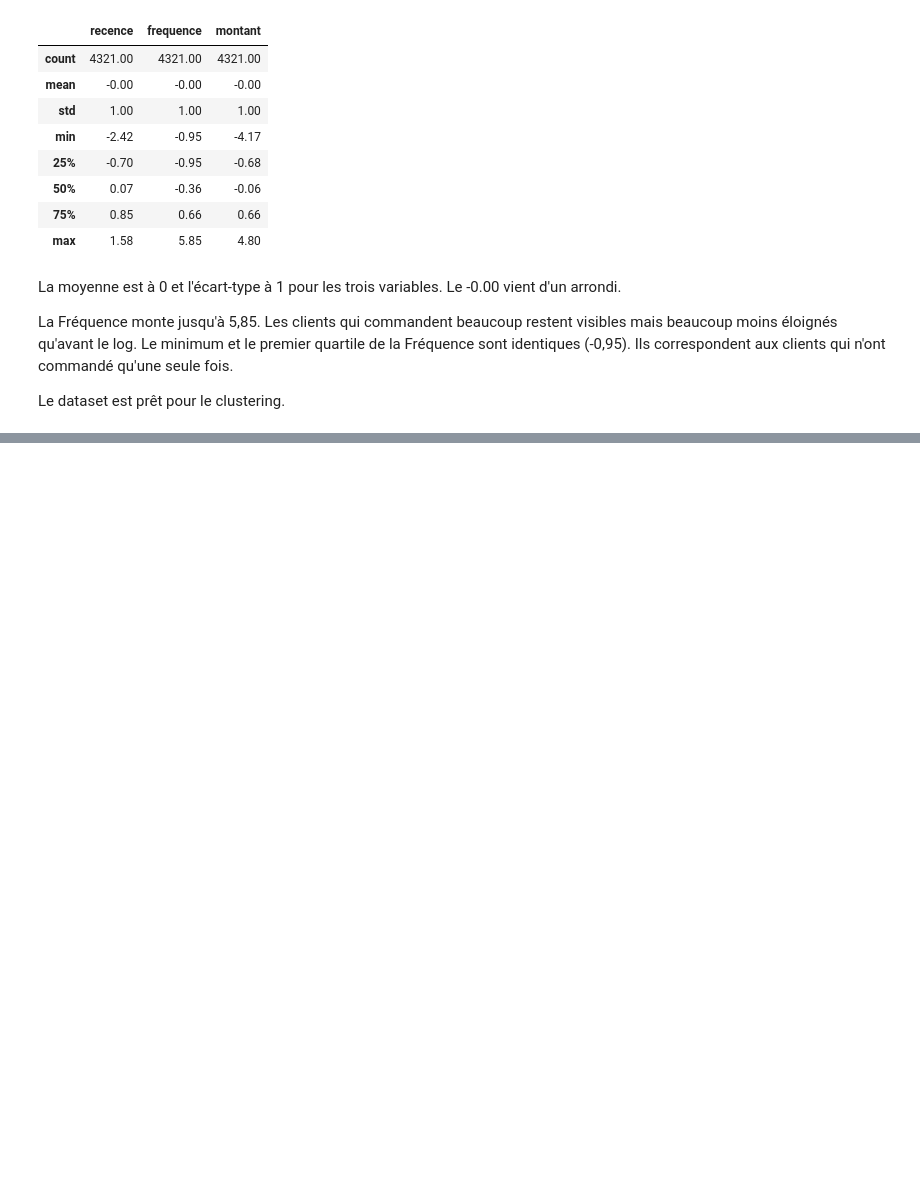
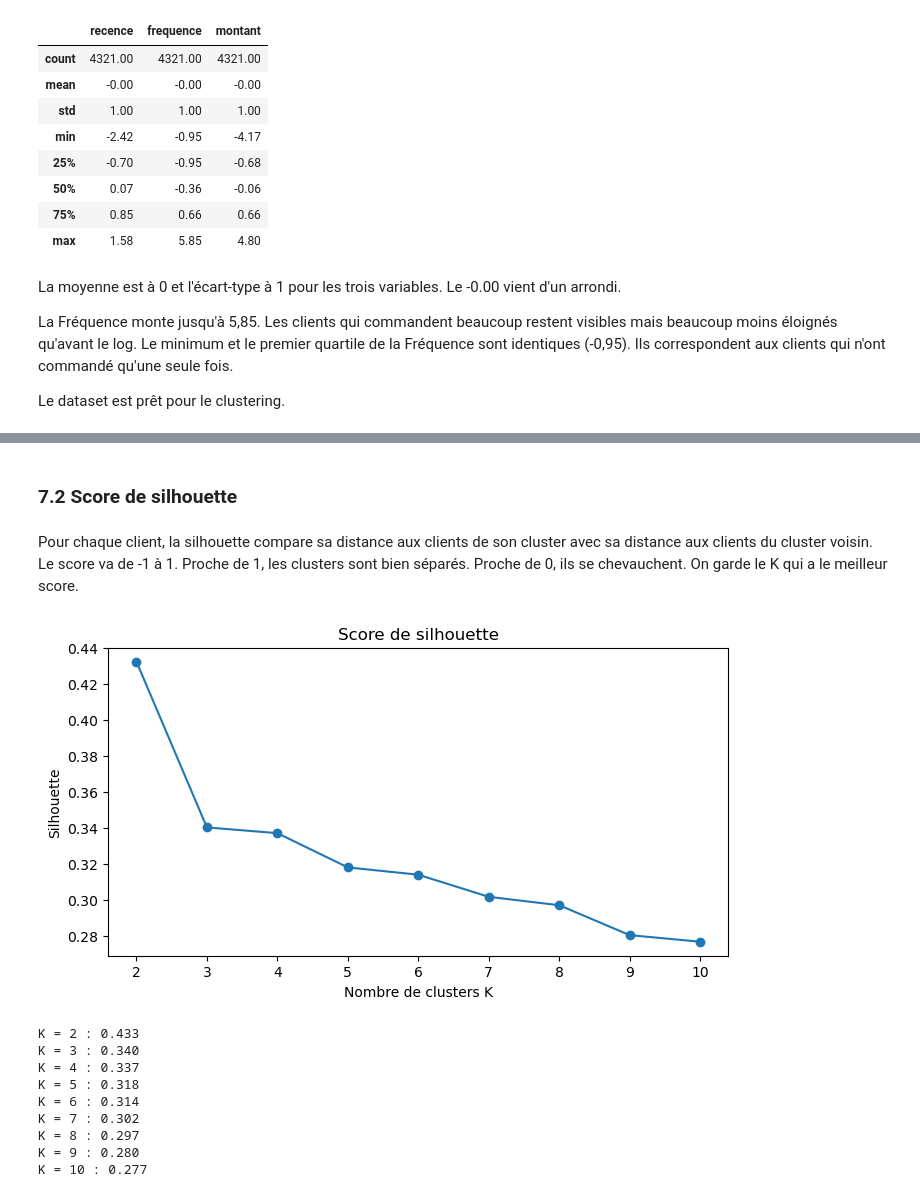
Before and after one commit to Zohair69/globalshop-rfm, a Jupyter notebook: notebooks/online_retail_clustering_rfm.ipynb, the cells around one changed output, grey strips where cells are left out. Drawn from its saved outputs; the diff is of its cells as text; code cells hidden in the pictures; blank space fills up the shorter version.

```diff
--- a/notebooks/online_retail_clustering_rfm.ipynb
+++ b/notebooks/online_retail_clustering_rfm.ipynb
@@ -1024,0 +1057,36 @@ Le dataset est prêt pour le clustering.
+# %% [markdown]
+### 7.2 Score de silhouette
+# %% [markdown]
+Pour chaque client, la silhouette compare sa distance aux clients de son cluster avec sa distance aux clients du cluster voisin. Le score va de -1 à 1. Proche de 1, les clusters sont bien séparés. Proche de 0, ils se chevauchent. On garde le K qui a le meilleur score.
+# %%
+# On teste K de 2 à 10 et on calcule le score de silhouette pour chaque K (il n'existe pas pour K = 1)
+from sklearn.metrics import silhouette_score
+
+valeurs_k_sil = range(2, 11)
+silhouettes = []
+
+for k in valeurs_k_sil:
+    kmeans = KMeans(n_clusters=k, random_state=42, n_init=10)
+    labels = kmeans.fit_predict(rfm_scaled)
+    silhouettes.append(silhouette_score(rfm_scaled, labels))
+
+plt.figure(figsize=(8, 4))
+plt.plot(list(valeurs_k_sil), silhouettes, marker="o")
+plt.title("Score de silhouette")
+plt.xlabel("Nombre de clusters K")
+plt.ylabel("Silhouette")
+plt.show()
+
+for k, s in zip(valeurs_k_sil, silhouettes):
+    print(f"K = {k} : {s:.3f}")
+# %% [output]
+[figure, added]
+K = 2 : 0.433
+K = 3 : 0.340
+K = 4 : 0.337
+K = 5 : 0.318
+K = 6 : 0.314
+K = 7 : 0.302
+K = 8 : 0.297
+K = 9 : 0.280
+K = 10 : 0.277
```
Also changed, not shown: parts of 36 cells of this notebook.
